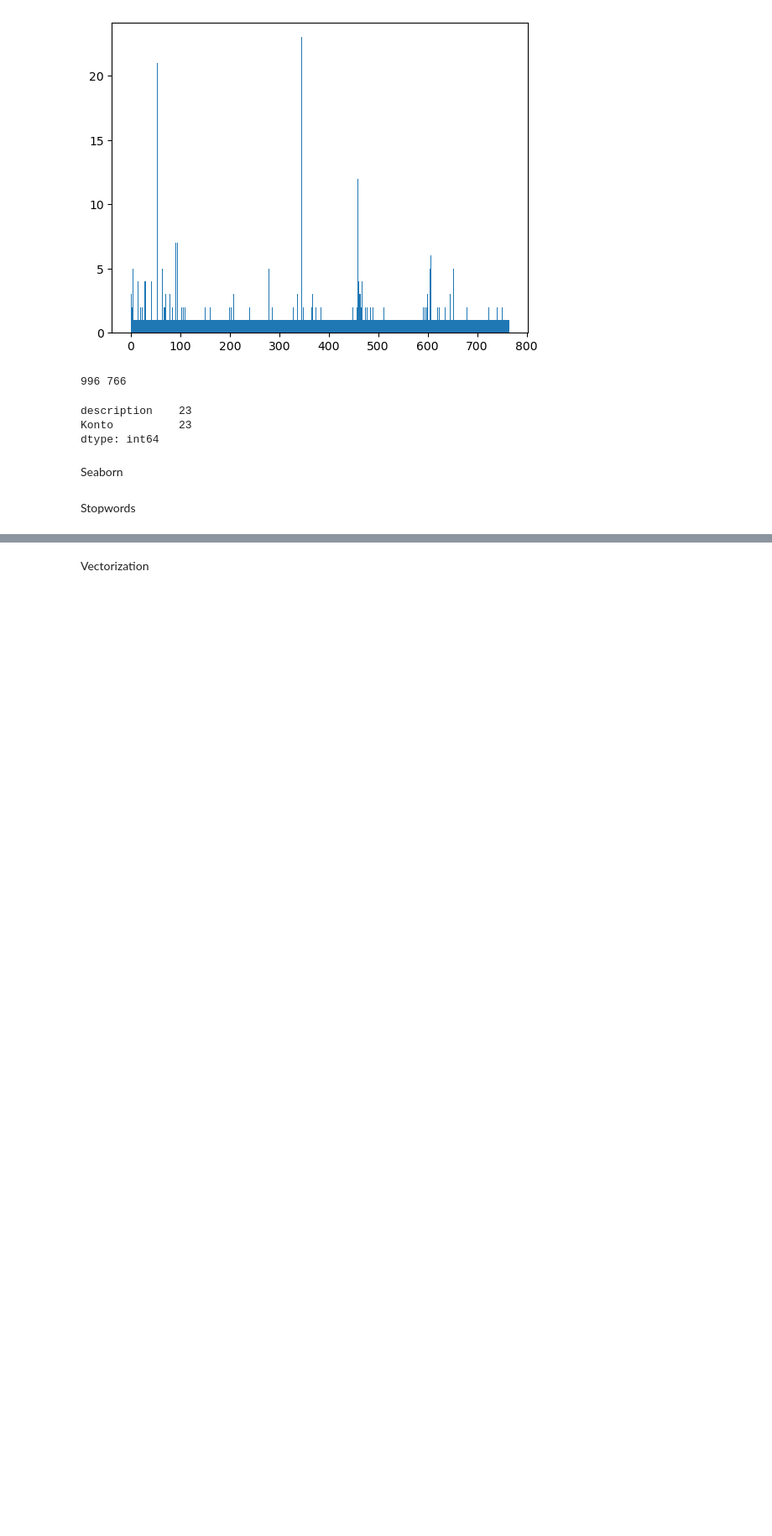
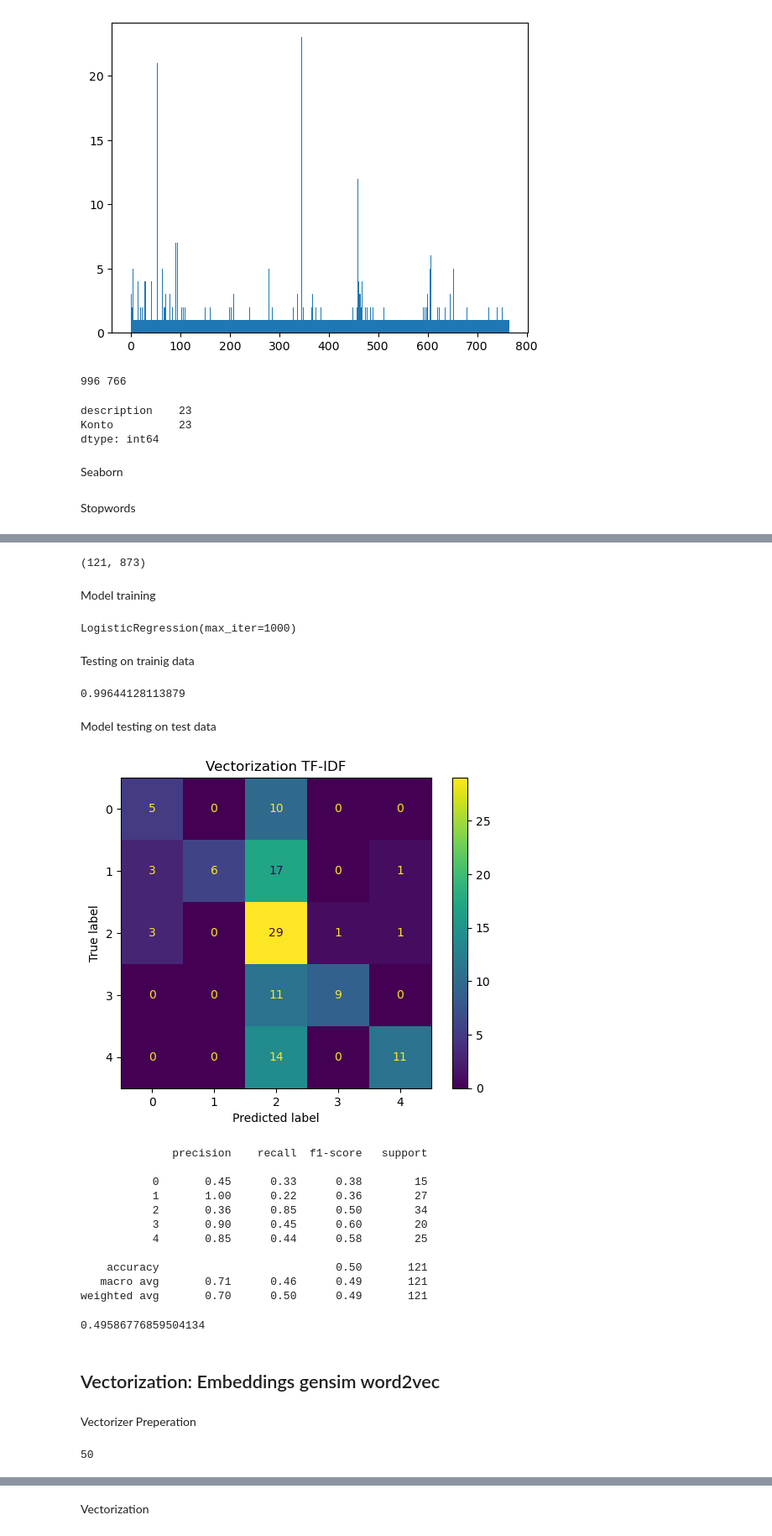
Before and after one commit to arturroo/af-finanzen, a Jupyter notebook: jupiter/transak/logistic_regression/main.ipynb, the cells around one changed output, grey strips where cells are left out. Shown at 84% size. Drawn from its saved outputs; the diff is of its cells as text; code cells hidden in the pictures; blank space fills up the shorter version.

```diff
--- a/jupiter/transak/logistic_regression/main.ipynb
+++ b/jupiter/transak/logistic_regression/main.ipynb
@@ -153,0 +258,11 @@ stops = list(stops_eng.union(stops_ger).union(stops_ita).union(stops_spa).union(
+# %%
+tfidf_vect = TfidfVectorizer(
+    #min_df=0.0001,
+    #stop_words=stops, # without stops accuracy +0.01 precision +0.01 recall -0.01
+    #max_features=1000,
+    sublinear_tf=True,
+    #norm='l2',
+    ngram_range=(1, 2))
+X_train_counts_tfidf = tfidf_vect.fit_transform(X_train_txt)
+print(f"X_train_counts shape:\n{X_train_counts_tfidf.toarray().shape}")
+#tfidf_vect.vocabulary_
@@ -153,0 +288,69 @@ stops = list(stops_eng.union(stops_ger).union(stops_ita).union(stops_spa).union(
+# %%
+X_test_counts_tfidf = tfidf_vect.transform(X_test_txt)
+X_test_counts_tfidf.toarray().shape
+# %% [output]
+(121, 873)
+# %% [markdown]
+Model training
+# %%
+log_reg_tfidf = LogisticRegression(max_iter=1000
+                                   # , C=0.8
+                                   # , penalty="l2"
+                                   # , class_weight="balanced"
+                                   )
+log_reg_tfidf.fit(X_train_counts_tfidf, y_train)
+# %% [output]
+LogisticRegression(max_iter=1000)
+# %% [markdown]
+Testing on trainig data
+# %%
+y_train_pred_tfidf = log_reg_tfidf.predict(X_train_counts_tfidf)
+accuracy_score(y_train, y_train_pred_tfidf)
+# %% [output]
+0.99644128113879
+# %% [markdown]
+Model testing on test data
+# %%
+y_test_pred_tfidf = log_reg_tfidf.predict(X_test_counts_tfidf)
+test_pred_probas["tfidf"] = log_reg_tfidf.predict_proba(X_test_counts_tfidf)
+
+
+confusion_matrix_testing_tfidf = confusion_matrix(y_test, y_test_pred_tfidf)
+disp = ConfusionMatrixDisplay(confusion_matrix=confusion_matrix_testing_tfidf)
+disp.plot()
+disp.ax_.set_title("Vectorization TF-IDF")
+plt.show()
+
+from sklearn.metrics import classification_report
+classification_report = classification_report(y_test, y_test_pred_tfidf)
+print(classification_report)
+c_report["tfidf"] = classification_report
+
+log_reg_tfidf_accuracy = accuracy_score(y_test, y_test_pred_tfidf)
+log_reg_tfidf_accuracy
+# %% [output]
+[figure, added]
+              precision    recall  f1-score   support
+
+           0       0.45      0.33      0.38        15
+           1       1.00      0.22      0.36        27
+           2       0.36      0.85      0.50        34
+           3       0.90      0.45      0.60        20
+           4       0.85      0.44      0.58        25
+
+    accuracy                           0.50       121
+   macro avg       0.71      0.46      0.49       121
+weighted avg       0.70      0.50      0.49       121
+0.49586776859504134
+# %% [markdown]
+## Vectorization: Embeddings gensim word2vec
+# %% [markdown]
+Vectorizer Preperation
+# %%
+import gensim.downloader as api
+#word_vectors = api.load('glove-wiki-gigaword-100') # acc 0.46
+word_vectors = api.load('glove-wiki-gigaword-50') # acc 0.38
+# word_vectors = api.load('glove-wiki-gigaword-300') # acc 0.38
+word_vectors.vector_size
+# %% [output]
+50
```
Also changed, not shown: parts of 63 cells of this notebook.
